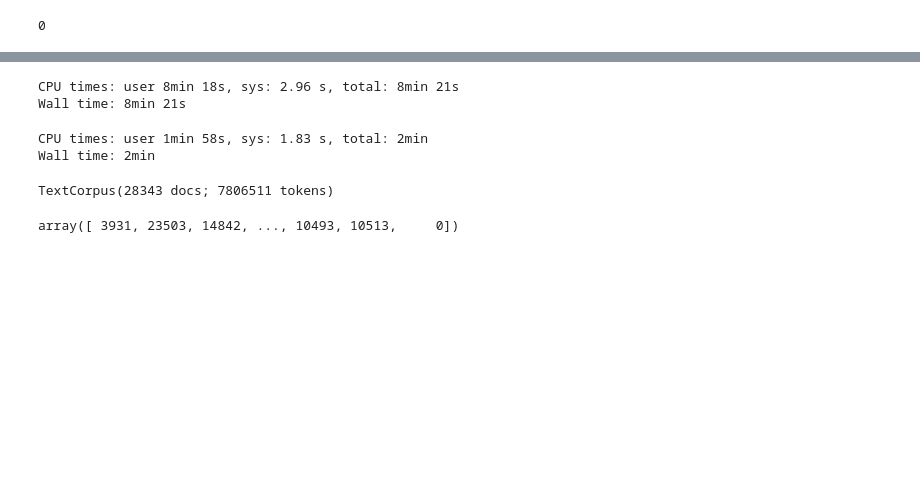
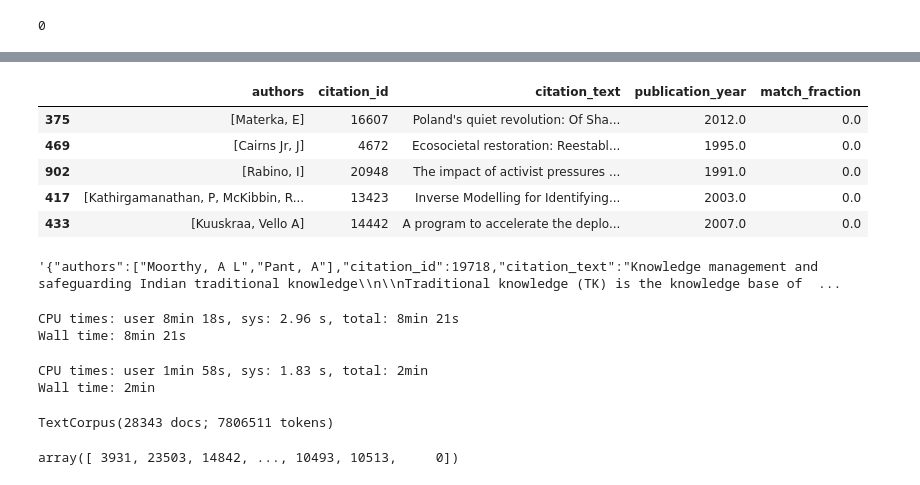
Before and after one commit to datakind/permanent-colandr-back, a Jupyter notebook: notebooks/scratchpad.ipynb, the cells around one changed output, grey strips where cells are left out. Drawn from its saved outputs; the diff is of its cells as text; code cells hidden in the pictures; blank space fills up the shorter version.

```diff
--- a/notebooks/scratchpad.ipynb
+++ b/notebooks/scratchpad.ipynb
@@ -94,3 +166,16 @@ Argentina, Environmental degradation, Livestock, Participatory development, Pata
+# %%
+df.tail()
+# %% [output]
+|  | authors | citation_id | citation_text | publication_year | match_fraction |
+| 375 | [Materka, E] | 16607 | Poland's quiet revolution: Of Sha... | 2012.0 | 0.0 |
+| 469 | [Cairns Jr, J] | 4672 | Ecosocietal restoration: Reestabl... | 1995.0 | 0.0 |
+| 902 | [Rabino, I] | 20948 | The impact of activist pressures ... | 1991.0 | 0.0 |
+| 417 | [Kathirgamanathan, P, McKibbin, R... | 13423 | Inverse Modelling for Identifying... | 2003.0 | 0.0 |
+| 433 | [Kuuskraa, Vello A] | 14442 | A program to accelerate the deplo... | 2007.0 | 0.0 |
+# %%
+df.ix[318, :].to_json()
+# %% [output]
+'{"authors":["Moorthy, A L","Pant, A"],"citation_id":19718,"citation_text":"Knowledge management and safeguarding Indian traditional knowledge\\n\\nTraditional knowledge (TK) is the knowledge base of  ...
 # %%
 %%time
 records = pgdb.run_query(query, {'project_id': project_id})
```
Also changed, not shown: parts of 15 cells of this notebook, 6 other files.
